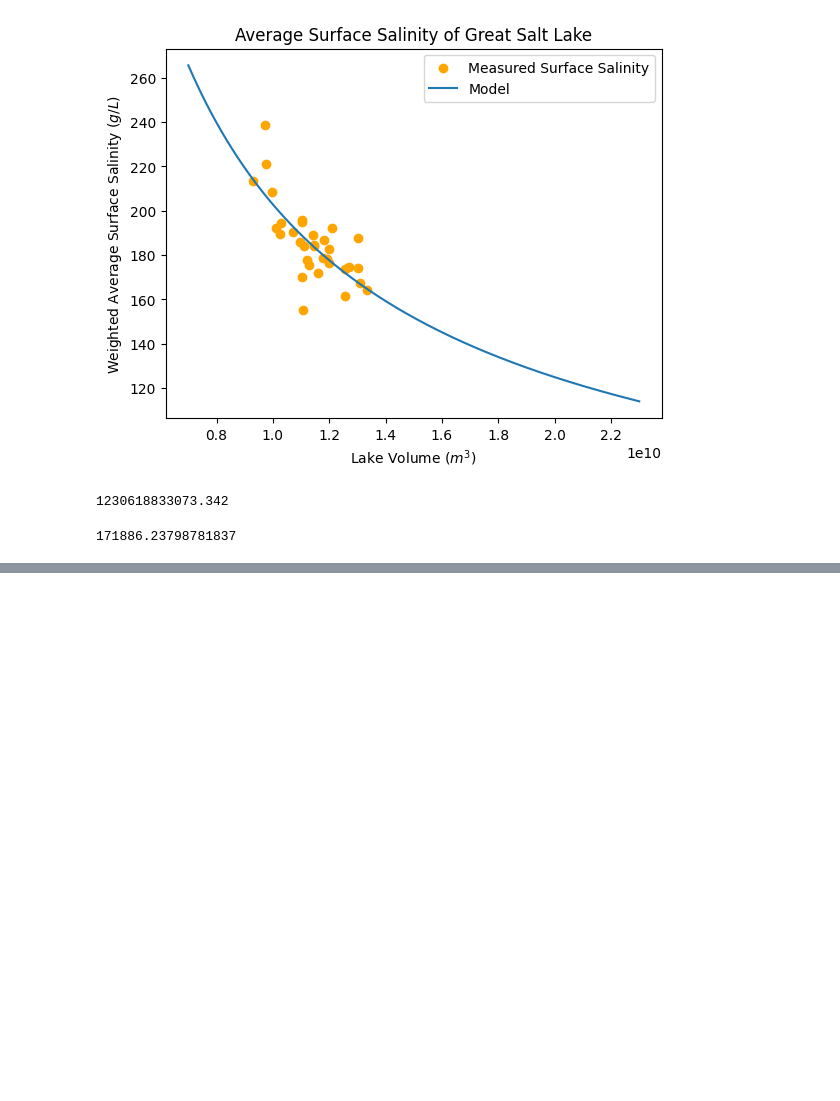
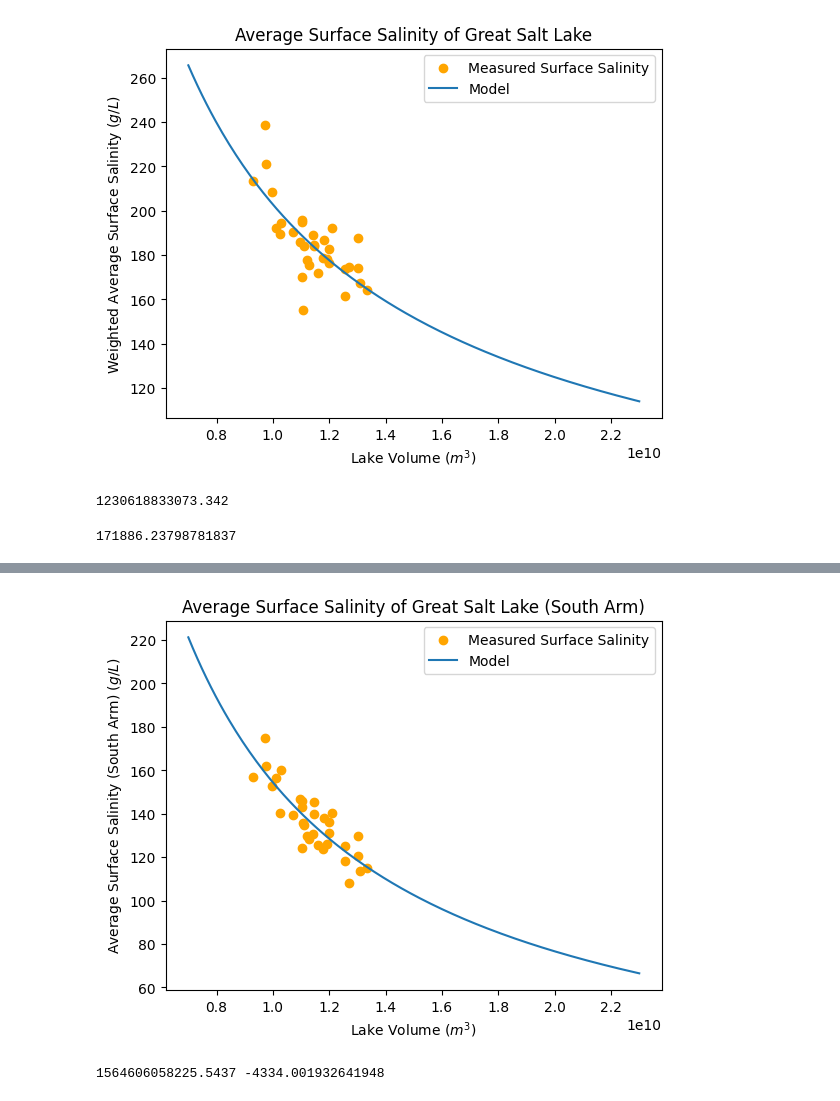
Before and after one commit to danilomcmaster/GSLModel, a Jupyter notebook: salinity.ipynb, the cells around one changed output, grey strips where cells are left out. Cells and saved outputs as stored; diff of their text form; code cells hidden in the pictures; blank space fills up the shorter version.

```diff
--- a/salinity.ipynb
+++ b/salinity.ipynb
@@ -75,0 +131,26 @@ b
+# %%
+model = LinearRegression(fit_intercept=False)
+X = np.column_stack((full["Total_vol_m3"]**(-1), full["Total_vol_m3"]**(-1/3)))
+model.fit(X, full["salinity(g/L)(south)"])
+M_0, b = model.coef_
+approx = model.predict(X)
+approx = ((M_0 + b*(full["Total_vol_m3"]**(2/3))) / full["Total_vol_m3"])
+plt.scatter(full["Total_vol_m3"], full["salinity(g/L)(south)"], color='orange', label="Measured Surface Salinity")
+vol_domain = np.linspace(0.7e10, 2.3e10, 200)
+X_sim = np.column_stack((vol_domain**(-1), vol_domain**(-1/3)))
+approx2 = model.predict(X_sim)
+plt.plot(vol_domain, approx2, label="Model")
+#plt.scatter(full["Total_vol_m3"], approx)
+plt.xlabel(rf"Lake Volume ($m^3$)")
+plt.ylabel("Average Surface Salinity (South Arm) ($g/L$)")
+plt.title("Average Surface Salinity of Great Salt Lake (South Arm)")
+plt.legend()
+plt.savefig("./images/surface_salinity_model_south.jpg")
+plt.show()
+a_s, b_s = model.coef_
+# %% [output]
+[figure, added]
+# %%
+print(a_s, b_s)
+# %% [output]
+1564606058225.5437 -4334.001932641948
```
Also changed, not shown: parts of 9 cells of this notebook, 4 other files.
